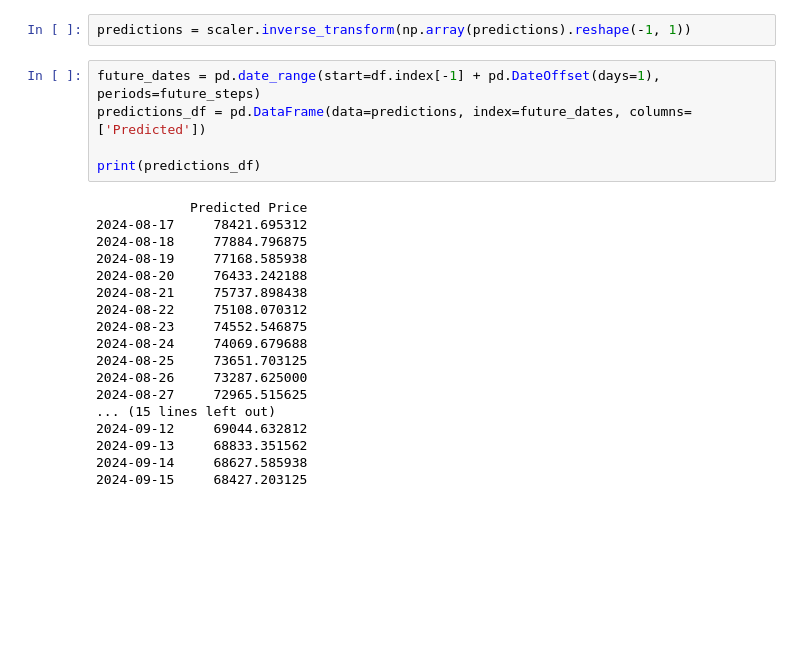
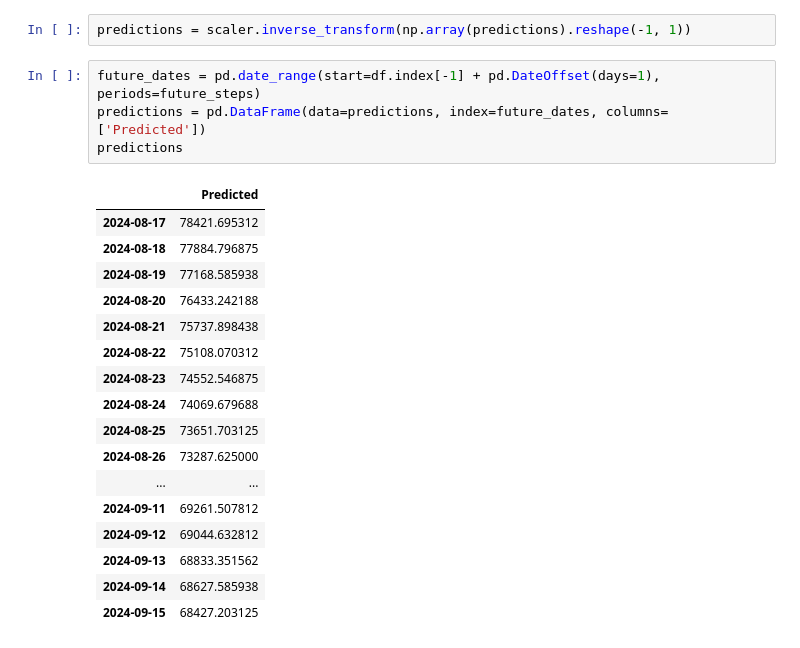
Before and after one commit to QHanh/Vn-stock-predict, a Jupyter notebook: vnstock_arima_lstm.ipynb, the cells around one changed output. Saved outputs shown, nothing was run; the diff lists cells and outputs as text; blank space fills up the shorter version.

```diff
--- a/vnstock_arima_lstm.ipynb
+++ b/vnstock_arima_lstm.ipynb
@@ -410,24 +422,23 @@ for _ in range(future_steps):
 predictions = scaler.inverse_transform(np.array(predictions).reshape(-1, 1))
 # %%
 future_dates = pd.date_range(start=df.index[-1] + pd.DateOffset(days=1), periods=future_steps)
-predictions_df = pd.DataFrame(data=predictions, index=future_dates, columns=['Predicted'])
-
-print(predictions_df)
+predictions = pd.DataFrame(data=predictions, index=future_dates, columns=['Predicted'])
+predictions
 # %% [output]
-            Predicted Price
-2024-08-17     78421.695312
-2024-08-18     77884.796875
-2024-08-19     77168.585938
-2024-08-20     76433.242188
-2024-08-21     75737.898438
-2024-08-22     75108.070312
-2024-08-23     74552.546875
-2024-08-24     74069.679688
-2024-08-25     73651.703125
-2024-08-26     73287.625000
-2024-08-27     72965.515625
-... (15 lines left out)
-2024-09-12     69044.632812
-2024-09-13     68833.351562
-2024-09-14     68627.585938
-2024-09-15     68427.203125
+|  | Predicted |
+| 2024-08-17 | 78421.695312 |
+| 2024-08-18 | 77884.796875 |
+| 2024-08-19 | 77168.585938 |
+| 2024-08-20 | 76433.242188 |
+| 2024-08-21 | 75737.898438 |
+| 2024-08-22 | 75108.070312 |
+| 2024-08-23 | 74552.546875 |
+| 2024-08-24 | 74069.679688 |
+| 2024-08-25 | 73651.703125 |
+| 2024-08-26 | 73287.625000 |
+| ... | ... |
+| 2024-09-11 | 69261.507812 |
+| 2024-09-12 | 69044.632812 |
+| 2024-09-13 | 68833.351562 |
+| 2024-09-14 | 68627.585938 |
+| 2024-09-15 | 68427.203125 |
```
Also changed, not shown: parts of 9 cells of this notebook.
